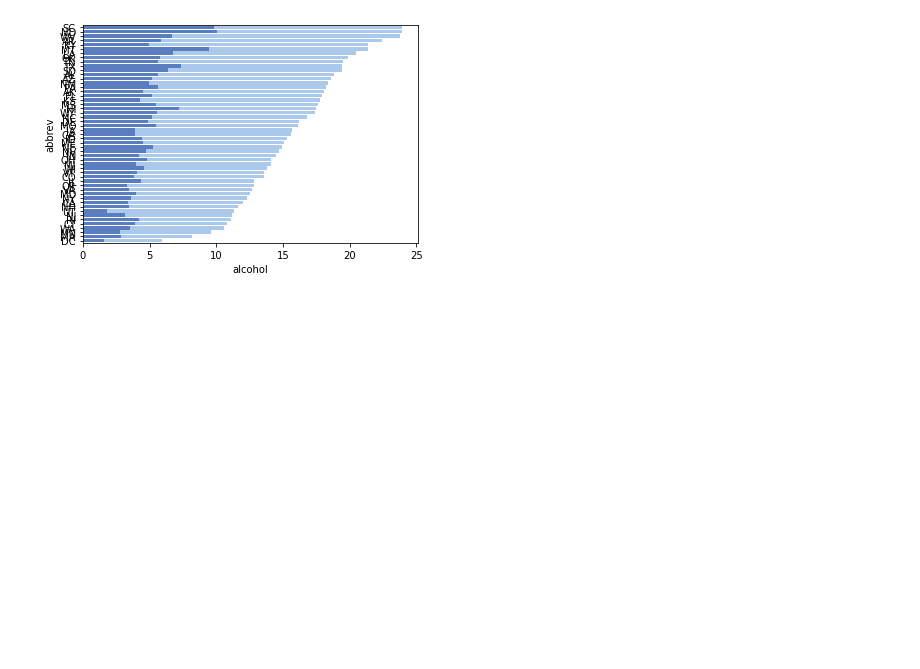
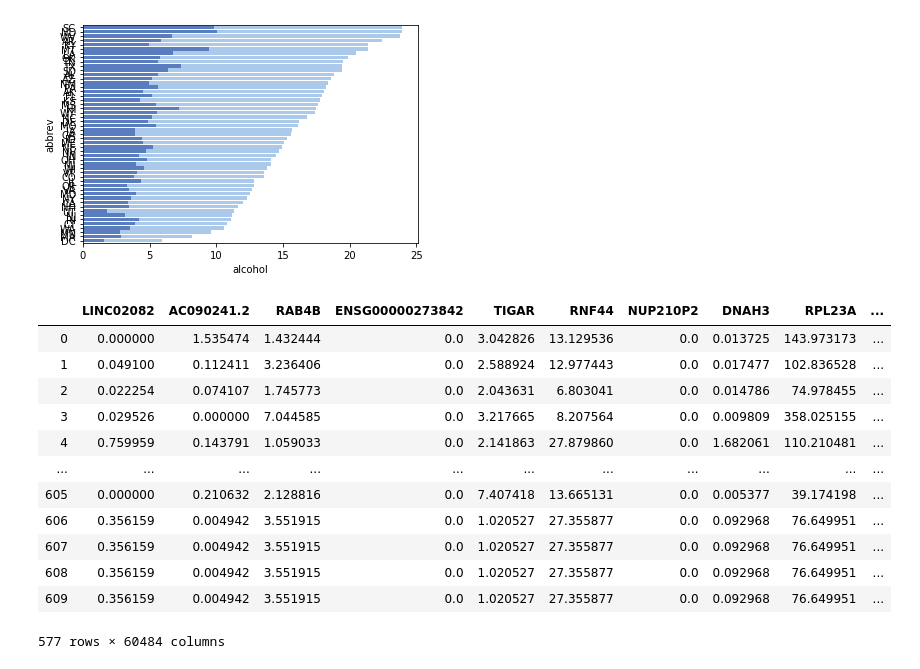
Before and after one commit to thedinak/Genetics-to-Therapuetics, a Jupyter notebook: Jupyter_notebooks/graphing.ipynb, the cells around one changed output. Drawn from its saved outputs; the diff is of its cells as text; code cells hidden in the pictures; blank space fills up the shorter version.

```diff
--- a/Jupyter_notebooks/graphing.ipynb
+++ b/Jupyter_notebooks/graphing.ipynb
@@ -29,3 +29,21 @@ sns.barplot(x="alcohol", y="abbrev", data=crashes,
 # %% [output]
 <matplotlib.axes._subplots.AxesSubplot at 0x...>
 [figure]
+# %%
+limited_data= pickle.load(open( "/Users/dinakats/Desktop/SPICED/final_proj_git_renew/Genetics-to-Therapuetics/limited_data_0624.pickle", "rb" ))
+# %%
+limited_data
+# %% [output]
+|  | LINC02082 | AC090241.2 | RAB4B | ENSG00000273842 | TIGAR | RNF44 | NUP210P2 | DNAH3 | RPL23A | ... |
+| 0 | 0.000000 | 1.535474 | 1.432444 | 0.0 | 3.042826 | 13.129536 | 0.0 | 0.013725 | 143.973173 | ... |
+| 1 | 0.049100 | 0.112411 | 3.236406 | 0.0 | 2.588924 | 12.977443 | 0.0 | 0.017477 | 102.836528 | ... |
+| 2 | 0.022254 | 0.074107 | 1.745773 | 0.0 | 2.043631 | 6.803041 | 0.0 | 0.014786 | 74.978455 | ... |
+| 3 | 0.029526 | 0.000000 | 7.044585 | 0.0 | 3.217665 | 8.207564 | 0.0 | 0.009809 | 358.025155 | ... |
+| 4 | 0.759959 | 0.143791 | 1.059033 | 0.0 | 2.141863 | 27.879860 | 0.0 | 1.682061 | 110.210481 | ... |
+| ... | ... | ... | ... | ... | ... | ... | ... | ... | ... | ... |
+| 605 | 0.000000 | 0.210632 | 2.128816 | 0.0 | 7.407418 | 13.665131 | 0.0 | 0.005377 | 39.174198 | ... |
+| 606 | 0.356159 | 0.004942 | 3.551915 | 0.0 | 1.020527 | 27.355877 | 0.0 | 0.092968 | 76.649951 | ... |
+| 607 | 0.356159 | 0.004942 | 3.551915 | 0.0 | 1.020527 | 27.355877 | 0.0 | 0.092968 | 76.649951 | ... |
+| 608 | 0.356159 | 0.004942 | 3.551915 | 0.0 | 1.020527 | 27.355877 | 0.0 | 0.092968 | 76.649951 | ... |
+| 609 | 0.356159 | 0.004942 | 3.551915 | 0.0 | 1.020527 | 27.355877 | 0.0 | 0.092968 | 76.649951 | ... |
+577 rows × 60484 columns
```
Also changed, not shown: parts of 1 cell of this notebook, 6 other files.
